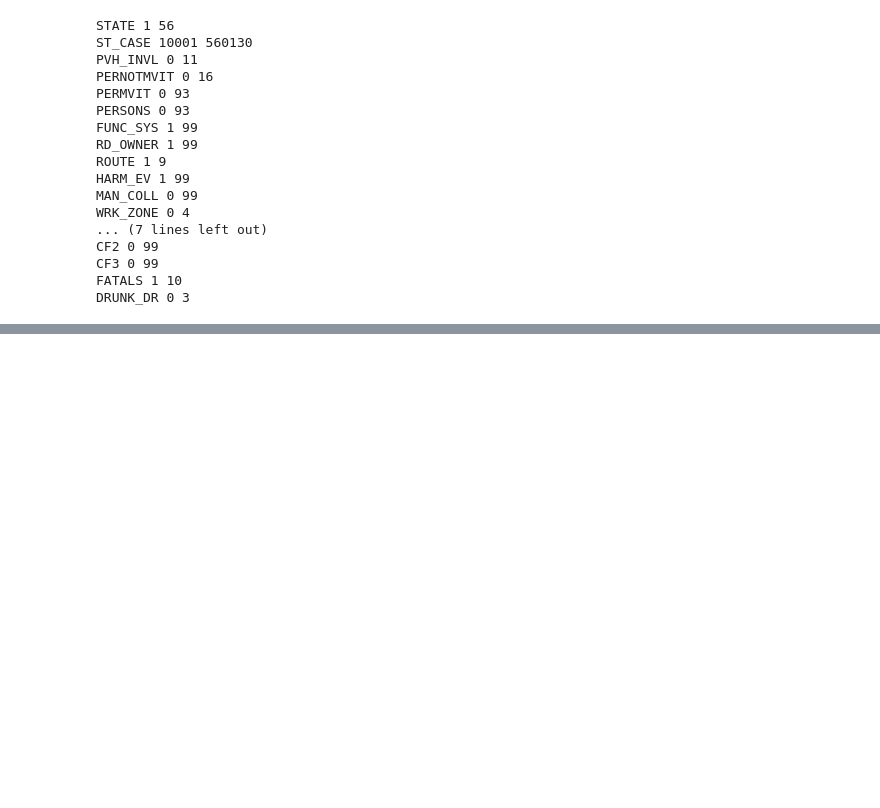
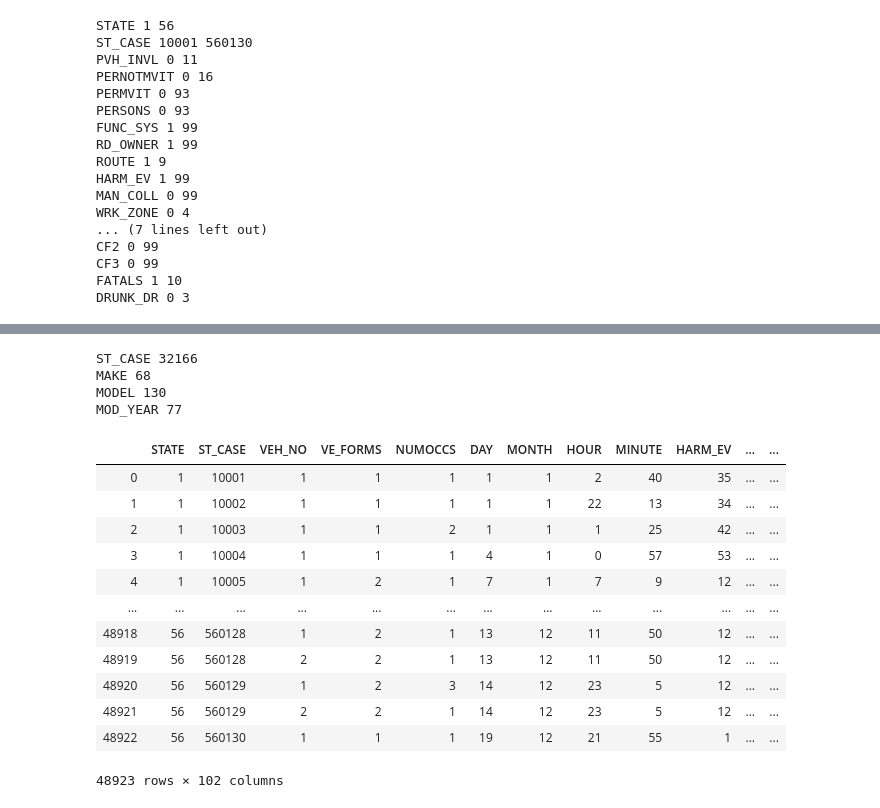
Before and after one commit to Marcoror150/MSCS-Project, a Jupyter notebook: Data Example Part 1.ipynb, the cells around one changed output, grey strips where cells are left out. Drawn from its saved outputs; the diff is of its cells as text; code cells hidden in the pictures; blank space fills up the shorter version.

```diff
--- a/Data Example Part 1.ipynb
+++ b/Data Example Part 1.ipynb
@@ -26,3 +26,6 @@ df.head(10)
 | 8 | 1 | 10009 | 1 | 1 | 0 | 0 | 0 | 1 | 1 | 117 | ... |
 | 9 | 1 | 10010 | 2 | 2 | 0 | 0 | 0 | 2 | 2 | 33 | ... |
 10 rows × 52 columns
+# %%
+df_vehicles = pd.read_csv("Data/2015/vehicle.csv")
+df_vehicles.head(10)
@@ -32,2 +69,7 @@ len(df.index)
 # %% [output]
 32538
+# %%
+#Find blank or whitespace
+df_vehicles = df_vehicles.replace(r'\s+\t+', np.nan, regex=True).replace('', np.nan)
+#Is anything null?
+df_vehicles.isnull().sum()
@@ -234,0 +287,29 @@ df.corr()
+# %%
+vehiclesToKeep = ["ST_CASE", "MAKE", "MODEL", "MOD_YEAR"]
+df_vehicles_copy = df_vehicles[vehiclesToKeep]
+
+
+#How many unique values?
+for column in df_vehicles_copy:
+    print(column, len(df_vehicles_copy[column].unique()))
+# %% [output]
+ST_CASE 32166
+MAKE 68
+MODEL 130
+MOD_YEAR 77
+# %%
+df_vehicles
+# %% [output]
+|  | STATE | ST_CASE | VEH_NO | VE_FORMS | NUMOCCS | DAY | MONTH | HOUR | MINUTE | HARM_EV | ... | ... |
+| 0 | 1 | 10001 | 1 | 1 | 1 | 1 | 1 | 2 | 40 | 35 | ... | ... |
+| 1 | 1 | 10002 | 1 | 1 | 1 | 1 | 1 | 22 | 13 | 34 | ... | ... |
+| 2 | 1 | 10003 | 1 | 1 | 2 | 1 | 1 | 1 | 25 | 42 | ... | ... |
+| 3 | 1 | 10004 | 1 | 1 | 1 | 4 | 1 | 0 | 57 | 53 | ... | ... |
+| 4 | 1 | 10005 | 1 | 2 | 1 | 7 | 1 | 7 | 9 | 12 | ... | ... |
+| ... | ... | ... | ... | ... | ... | ... | ... | ... | ... | ... | ... | ... |
+| 48918 | 56 | 560128 | 1 | 2 | 1 | 13 | 12 | 11 | 50 | 12 | ... | ... |
+| 48919 | 56 | 560128 | 2 | 2 | 1 | 13 | 12 | 11 | 50 | 12 | ... | ... |
+| 48920 | 56 | 560129 | 1 | 2 | 3 | 14 | 12 | 23 | 5 | 12 | ... | ... |
+| 48921 | 56 | 560129 | 2 | 2 | 1 | 14 | 12 | 23 | 5 | 12 | ... | ... |
+| 48922 | 56 | 560130 | 1 | 1 | 1 | 19 | 12 | 21 | 55 | 1 | ... | ... |
+48923 rows × 102 columns
```
Also changed, not shown: parts of 22 cells of this notebook, 1 other file.
